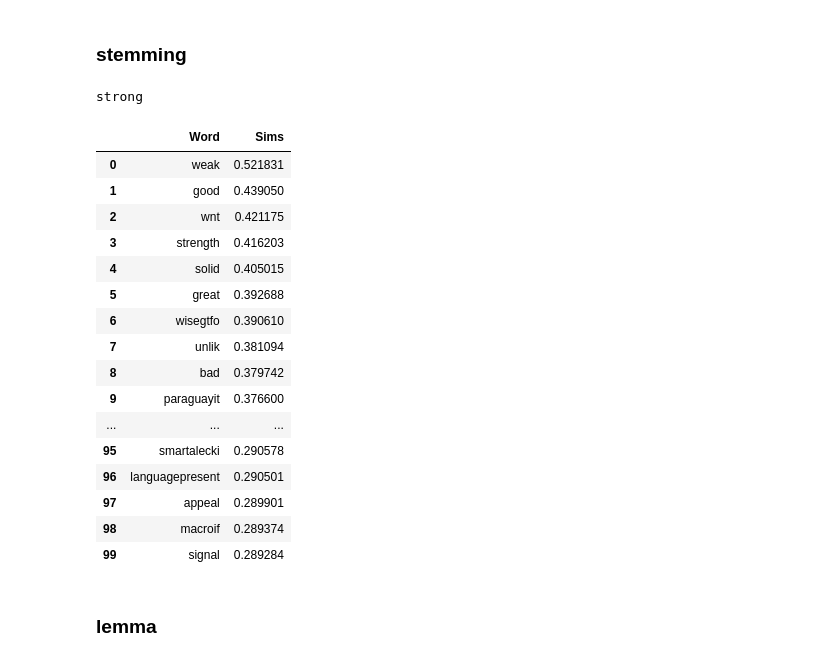
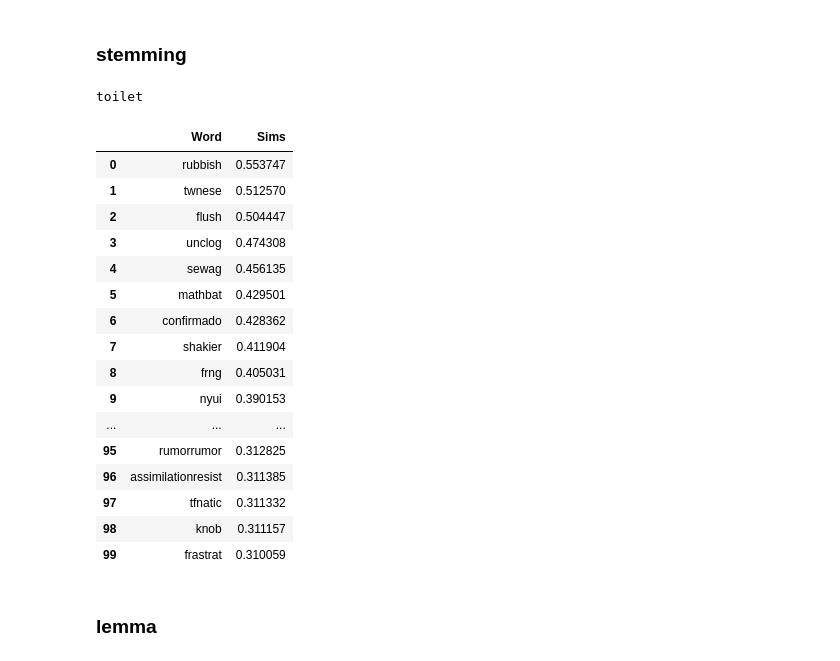
Before and after one commit to y4c6/master_thesis, a Jupyter notebook: EJMR_final_2.ipynb, the cells around one changed output. Cells and saved outputs as stored; diff of their text form; code cells hidden in the pictures.

```diff
--- a/EJMR_final_2.ipynb
+++ b/EJMR_final_2.ipynb
@@ -563,8 +703,8 @@ co2_lemma = df_co2['lemmatized_tokenized'].values
 ao2_stem = df_ao2['stemmed_tokenized'].values
 ao2_lemma = df_ao2['lemmatized_tokenized'].values
 # %%
-w2v_co2_stem = Word2Vec(sentences=co2_stem, vector_size=vector_size, window=window, min_count=min_count, epochs=training_epochs)
-w2v_co2_stem.save("/content/gdrive/MyDrive/Thesis_Data&Result/COAO/w2v_co2_stem.model")
-w2v_co2_lemma = Word2Vec(sentences=co2_lemma, vector_size=vector_size, window=window, min_count=min_count, epochs=training_epochs)
-w2v_co2_lemma.save("/content/gdrive/MyDrive/Thesis_Data&Result/COAO/w2v_co2_lemma.model")
+# w2v_co2_stem = Word2Vec(sentences=co2_stem, vector_size=vector_size, window=window, min_count=min_count, epochs=training_epochs)
+# w2v_co2_stem.save("/content/gdrive/MyDrive/Thesis_Data&Result/COAO/w2v_co2_stem.model")
+# w2v_co2_lemma = Word2Vec(sentences=co2_lemma, vector_size=vector_size, window=window, min_count=min_count, epochs=training_epochs)
+# w2v_co2_lemma.save("/content/gdrive/MyDrive/Thesis_Data&Result/COAO/w2v_co2_lemma.model")
 # %%
@@ -575,37 +715,37 @@ w2v_ao2_lemma.save("/content/gdrive/MyDrive/Thesis_Data&Result/COAO/w2v_ao2_lemm
 # %% [markdown]
 load w2v model
 # %%
-w2v_co2_stem = Word2Vec.load("/content/gdrive/MyDrive/Thesis_Data&Result/COAO/w2v_co2_stem.model")
-w2v_co2_lemma = Word2Vec.load("/content/gdrive/MyDrive/Thesis_Data&Result/COAO/w2v_co2_lemma.model")
+# w2v_co2_stem = Word2Vec.load("/content/gdrive/MyDrive/Thesis_Data&Result/COAO/w2v_co2_stem.model")
+# w2v_co2_lemma = Word2Vec.load("/content/gdrive/MyDrive/Thesis_Data&Result/COAO/w2v_co2_lemma.model")
 # %%
 w2v_ao2_stem = Word2Vec.load("/content/gdrive/MyDrive/Thesis_Data&Result/COAO/w2v_ao2_stem.model")
 w2v_ao2_lemma = Word2Vec.load("/content/gdrive/MyDrive/Thesis_Data&Result/COAO/w2v_ao2_lemma.model")
 # %% [markdown]
 ### stemming
 # %%
-word = 'strong'
+word = 'toilet'
 
 print(stemmer.stem(word))
 
 display(pd.DataFrame(w2v_co2_stem.wv.most_similar(stemmer.stem(word), topn=topn), columns=['Word', 'Sims']))
 # %% [output]
-strong
+toilet
 |  | Word | Sims |
-| 0 | weak | 0.521831 |
-| 1 | good | 0.439050 |
-| 2 | wnt | 0.421175 |
-| 3 | strength | 0.416203 |
-| 4 | solid | 0.405015 |
-| 5 | great | 0.392688 |
-| 6 | wisegtfo | 0.390610 |
-| 7 | unlik | 0.381094 |
-| 8 | bad | 0.379742 |
-| 9 | paraguayit | 0.376600 |
+| 0 | rubbish | 0.553747 |
+| 1 | twnese | 0.512570 |
+| 2 | flush | 0.504447 |
+| 3 | unclog | 0.474308 |
+| 4 | sewag | 0.456135 |
+| 5 | mathbat | 0.429501 |
+| 6 | confirmado | 0.428362 |
+| 7 | shakier | 0.411904 |
+| 8 | frng | 0.405031 |
+| 9 | nyui | 0.390153 |
 | ... | ... | ... |
-| 95 | smartalecki | 0.290578 |
-| 96 | languagepresent | 0.290501 |
-| 97 | appeal | 0.289901 |
-| 98 | macroif | 0.289374 |
-| 99 | signal | 0.289284 |
+| 95 | rumorrumor | 0.312825 |
+| 96 | assimilationresist | 0.311385 |
+| 97 | tfnatic | 0.311332 |
+| 98 | knob | 0.311157 |
+| 99 | frastrat | 0.310059 |
 # %% [markdown]
 ### lemma
```
Also changed, not shown: parts of 39 cells of this notebook.
